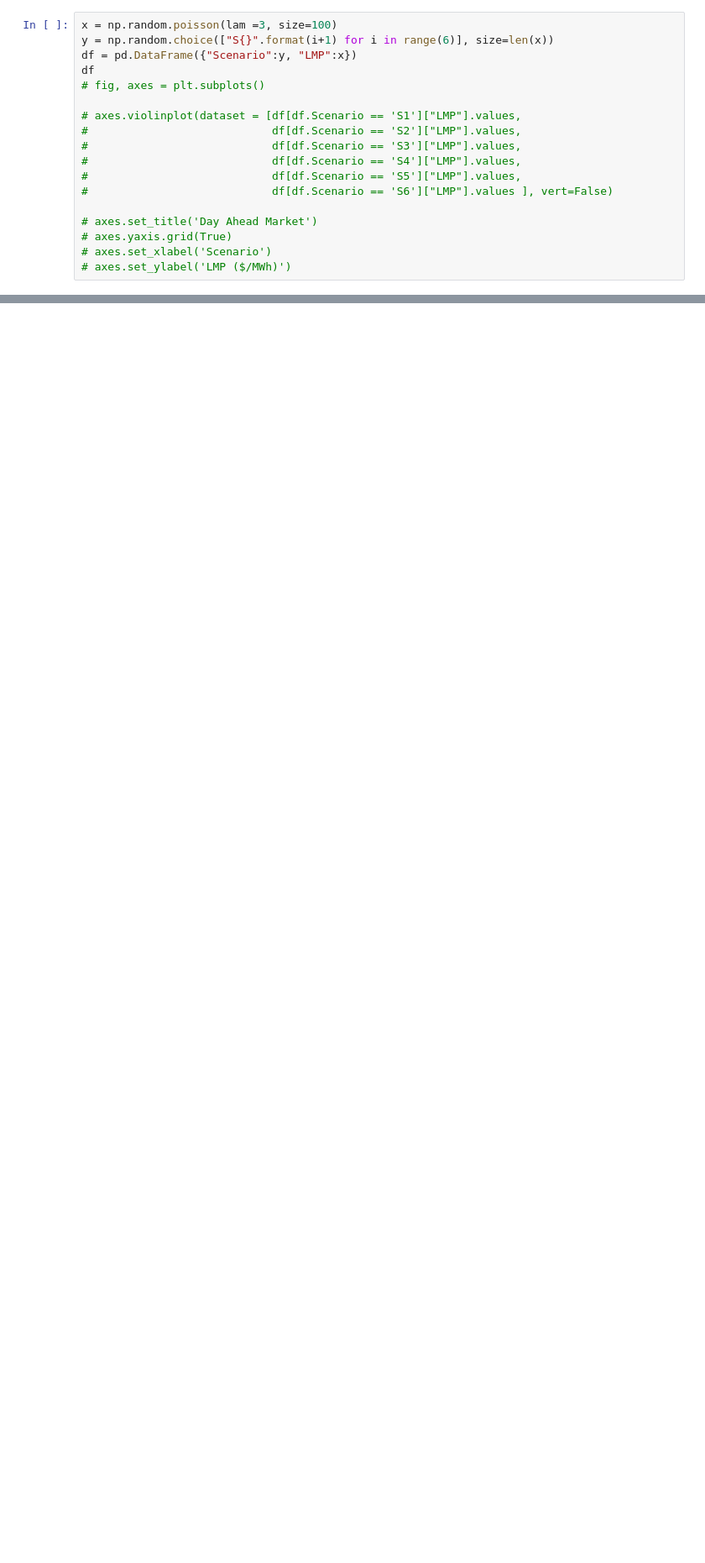
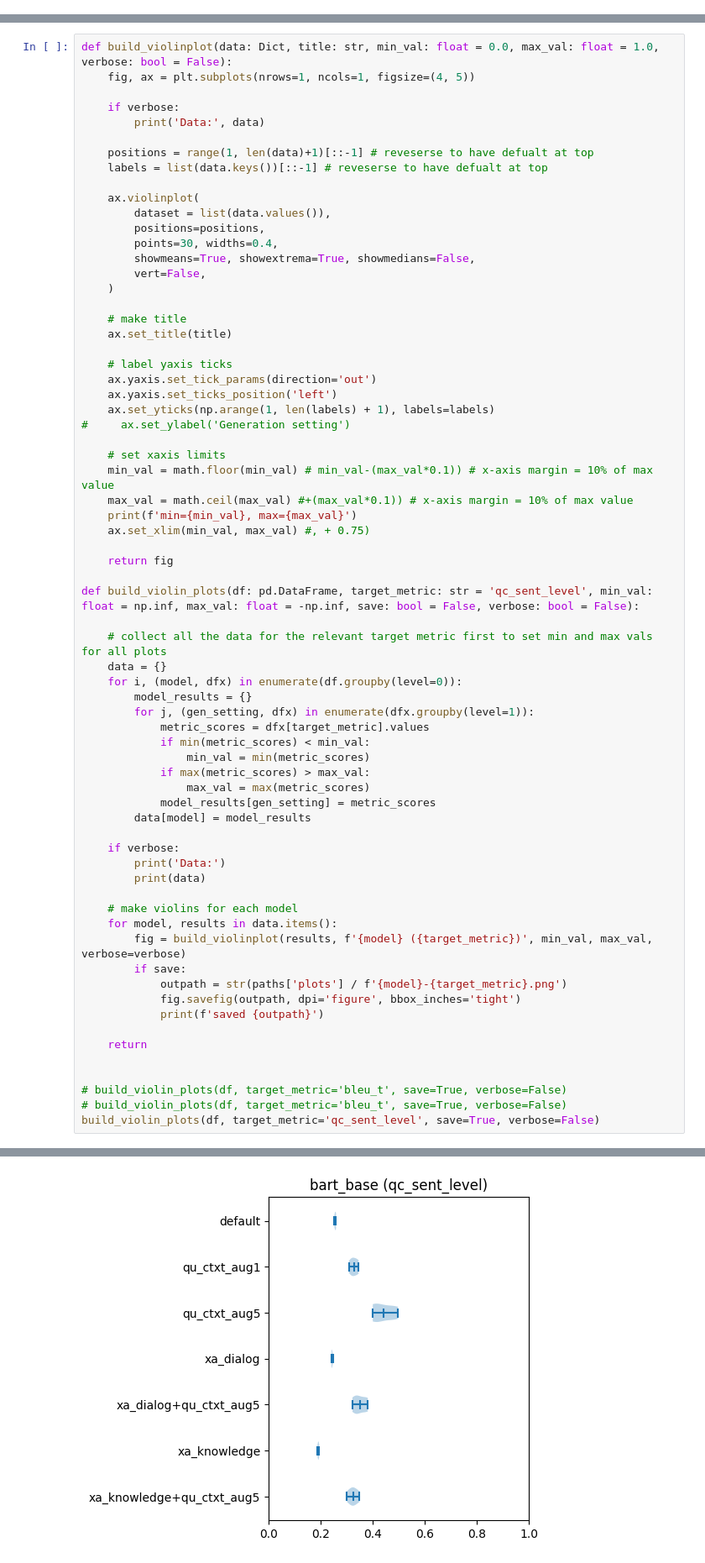
Before and after one commit to ZurichNLP/understanding-ctx-aug, a Jupyter notebook: summarize_results.ipynb, the cells around one changed output, grey strips where cells are left out. Shown at 84% size. Saved outputs shown, nothing was run; the diff lists cells and outputs as text; blank space fills up the shorter version.

```diff
--- a/summarize_results.ipynb
+++ b/summarize_results.ipynb
@@ -248,18 +293,0 @@ TypeError: unhashable type: 'numpy.ndarray'
-# %%
-x = np.random.poisson(lam =3, size=100)
-y = np.random.choice(["S{}".format(i+1) for i in range(6)], size=len(x))
-df = pd.DataFrame({"Scenario":y, "LMP":x})
-df
-# fig, axes = plt.subplots()
-
-# axes.violinplot(dataset = [df[df.Scenario == 'S1']["LMP"].values,
-#                            df[df.Scenario == 'S2']["LMP"].values,
-#                            df[df.Scenario == 'S3']["LMP"].values,
-#                            df[df.Scenario == 'S4']["LMP"].values,
-#                            df[df.Scenario == 'S5']["LMP"].values,
-#                            df[df.Scenario == 'S6']["LMP"].values ], vert=False)
-
-# axes.set_title('Day Ahead Market')
-# axes.yaxis.grid(True)
-# axes.set_xlabel('Scenario')
-# axes.set_ylabel('LMP ($/MWh)')
@@ -279,0 +294,69 @@ df
+# %%
+def build_violinplot(data: Dict, title: str, min_val: float = 0.0, max_val: float = 1.0, verbose: bool = False):
+    fig, ax = plt.subplots(nrows=1, ncols=1, figsize=(4, 5))
+
+    if verbose:
+        print('Data:', data)
+
+    positions = range(1, len(data)+1)[::-1] # reveserse to have defualt at top
+    labels = list(data.keys())[::-1] # reveserse to have defualt at top
+
+    ax.violinplot(
+        dataset = list(data.values()),
+        positions=positions,
+        points=30, widths=0.4,
+        showmeans=True, showextrema=True, showmedians=False,
+        vert=False,
+    )
+
+    # make title
+    ax.set_title(title)
+
+    # label yaxis ticks
+    ax.yaxis.set_tick_params(direction='out')
+    ax.yaxis.set_ticks_position('left')
+    ax.set_yticks(np.arange(1, len(labels) + 1), labels=labels)
+#     ax.set_ylabel('Generation setting')
+
+    # set xaxis limits
+    min_val = math.floor(min_val) # min_val-(max_val*0.1)) # x-axis margin = 10% of max value
+    max_val = math.ceil(max_val) #+(max_val*0.1)) # x-axis margin = 10% of max value
+    print(f'min={min_val}, max={max_val}')
+    ax.set_xlim(min_val, max_val) #, + 0.75)
+
+    return fig
+
+def build_violin_plots(df: pd.DataFrame, target_metric: str = 'qc_sent_level', min_val: float = np.inf, max_val: float = -np.inf, save: bool = False, verbose: bool = False):
+
+    # collect all the data for the relevant target metric first to set min and max vals for all plots
+    data = {}
+    for i, (model, dfx) in enumerate(df.groupby(level=0)):
+        model_results = {}
+        for j, (gen_setting, dfx) in enumerate(dfx.groupby(level=1)):
+            metric_scores = dfx[target_metric].values
+            if min(metric_scores) < min_val:
+                min_val = min(metric_scores)
+            if max(metric_scores) > max_val:
+                max_val = max(metric_scores)
+            model_results[gen_setting] = metric_scores
+        data[model] = model_results
+
+    if verbose:
+        print('Data:')
+        print(data)
+
+    # make violins for each model
+    for model, results in data.items():
+        fig = build_violinplot(results, f'{model} ({target_metric})', min_val, max_val, verbose=verbose)
+        if save:
+            outpath = str(paths['plots'] / f'{model}-{target_metric}.png')
+            fig.savefig(outpath, dpi='figure', bbox_inches='tight')
+            print(f'saved {outpath}')
+
+    return
+
+
+# build_violin_plots(df, target_metric='bleu_t', save=True, verbose=False)
+# build_violin_plots(df, target_metric='bleu_t', save=True, verbose=False)
+build_violin_plots(df, target_metric='qc_sent_level', save=True, verbose=False)
+# %% [output]
@@ -279,0 +377 @@ df
+[figure, added]
```
Also changed, not shown: parts of 15 cells of this notebook, 5 other files.
